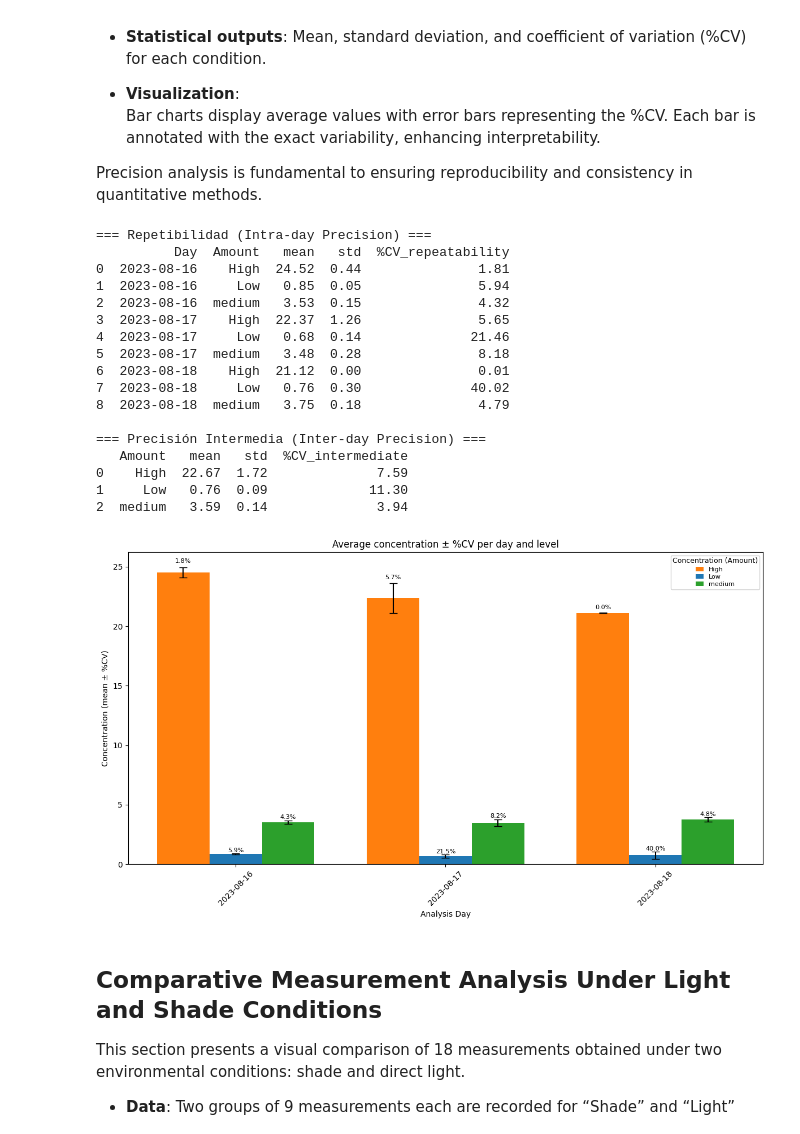
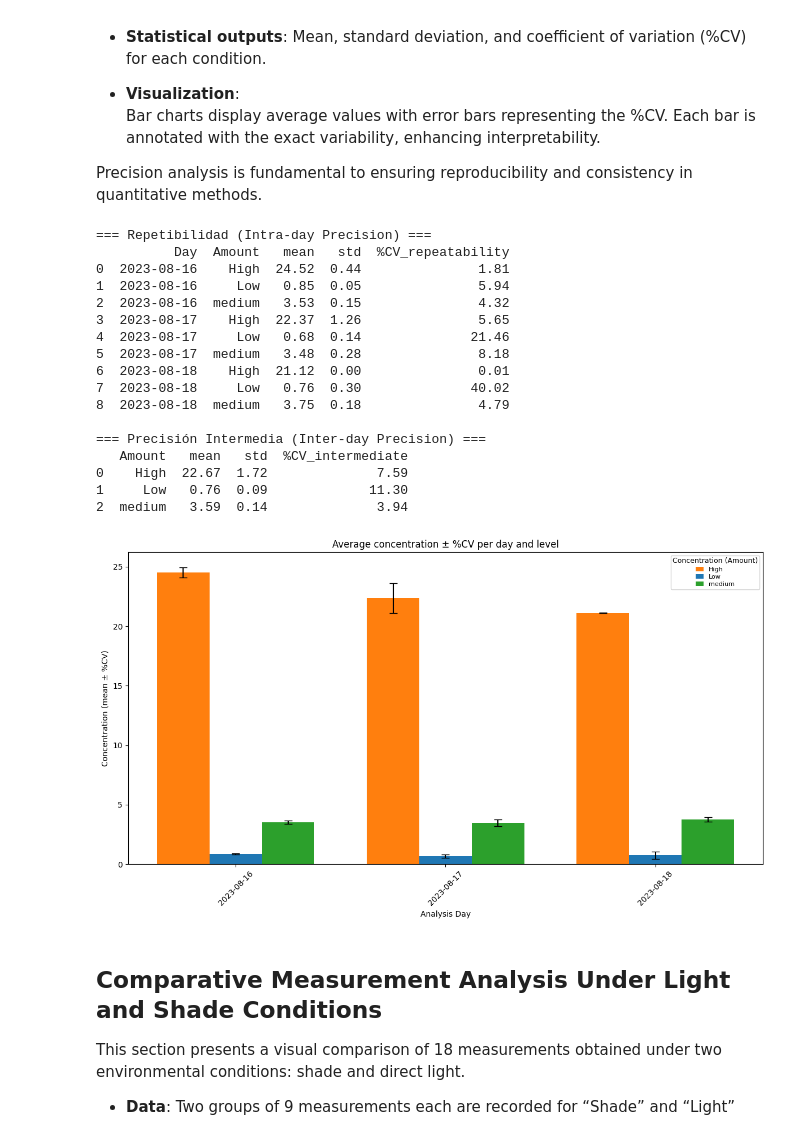
Before and after one commit to IKIAM-NPLab/I_guayusa_chlorogenic_acids, a Jupyter notebook: Notebooks/Control_letter_validation_method.ipynb, the cells around one changed output. Saved outputs shown, nothing was run; the diff lists cells and outputs as text; code cells hidden in the pictures.

```diff
--- a/Notebooks/Control_letter_validation_method.ipynb
+++ b/Notebooks/Control_letter_validation_method.ipynb
@@ -206,12 +206,12 @@ for i, tipo in enumerate(tipos):
     bars = ax.bar(x + i * ancho, medias, yerr=errores, capsize=5, width=ancho,
                   label=f'{tipo}', color=colores[i])
 
-    for j, (bar, cv) in enumerate(zip(bars, cvs)):
-        altura = bar.get_height()
-        centro_x = bar.get_x() + bar.get_width() / 2
-        margen = 0.01 * altura
-        ax.text(centro_x, altura + errores.iloc[j] + margen, f"{cv:.1f}%",
-                ha='center', va='bottom', fontsize=8)
+    # for j, (bar, cv) in enumerate(zip(bars, cvs)):
+    #    altura = bar.get_height()
+    #    centro_x = bar.get_x() + bar.get_width() / 2
+    #    margen = 0.01 * altura
+    #    ax.text(centro_x, altura + errores.iloc[j] + margen, f"{cv:.1f}%",
+    #            ha='center', va='bottom', fontsize=8)
 
 # ========== FORMATS ==========
 ax.set_xticks(x + ancho)
@@ -228,34 +228,34 @@ ax.legend(
     loc='upper right',
     handlelength=1.3,
     labelspacing=0.3,
     borderpad=0.3,
     frameon=True,
     framealpha=0.9
 )
 
 plt.tight_layout()
 plt.savefig('../Result/Methods_validation/Figuras/PDF/barras_%CV_repetibilidad.pdf', dpi=300)
 plt.savefig('../Result/Methods_validation/Figuras/PNG/barras_%CV_repetibilidad.PNG', dpi=300)
 plt.show()
 # %% [output]
 === Repetibilidad (Intra-day Precision) ===
           Day  Amount   mean   std  %CV_repeatability
 0  2023-08-16    High  24.52  0.44               1.81
 1  2023-08-16     Low   0.85  0.05               5.94
 2  2023-08-16  medium   3.53  0.15               4.32
 3  2023-08-17    High  22.37  1.26               5.65
 4  2023-08-17     Low   0.68  0.14              21.46
 5  2023-08-17  medium   3.48  0.28               8.18
 6  2023-08-18    High  21.12  0.00               0.01
 7  2023-08-18     Low   0.76  0.30              40.02
 8  2023-08-18  medium   3.75  0.18               4.79
 
 === Precisión Intermedia (Inter-day Precision) ===
    Amount   mean   std  %CV_intermediate
 0    High  22.67  1.72              7.59
 1     Low   0.76  0.09             11.30
 2  medium   3.59  0.14              3.94
-[figure, old version]
+[figure, new version]
 # %% [markdown]
 ## Comparative Measurement Analysis Under Light and Shade Conditions
 
```
Also changed, not shown: 2 other files.
